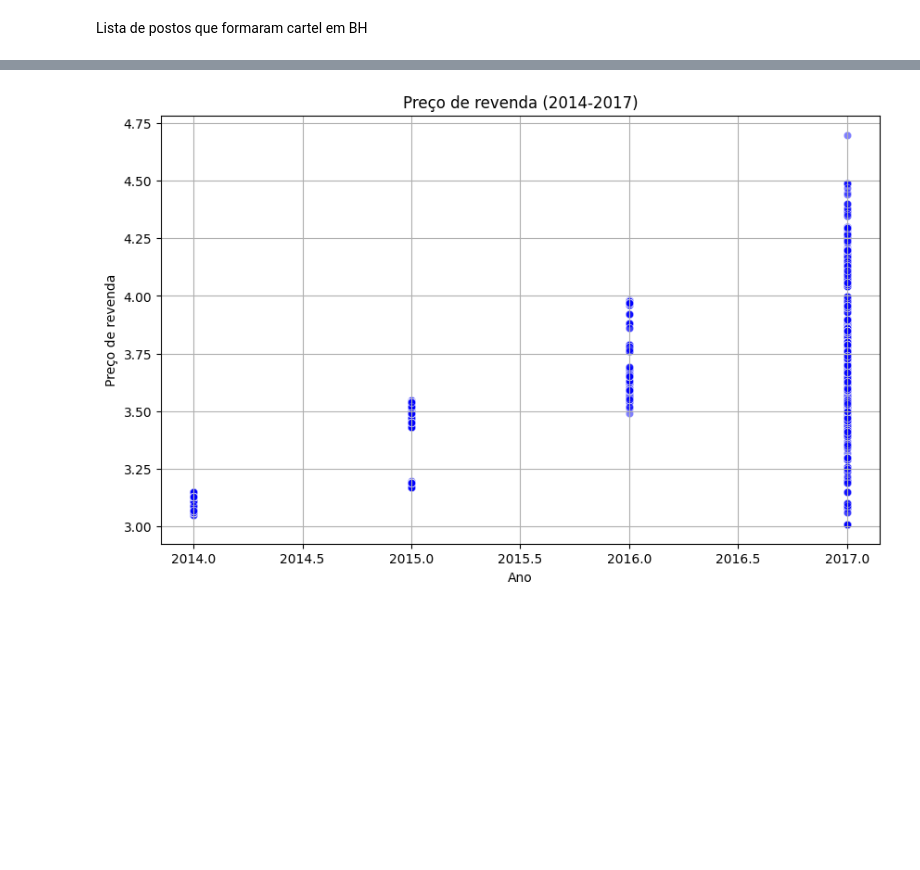
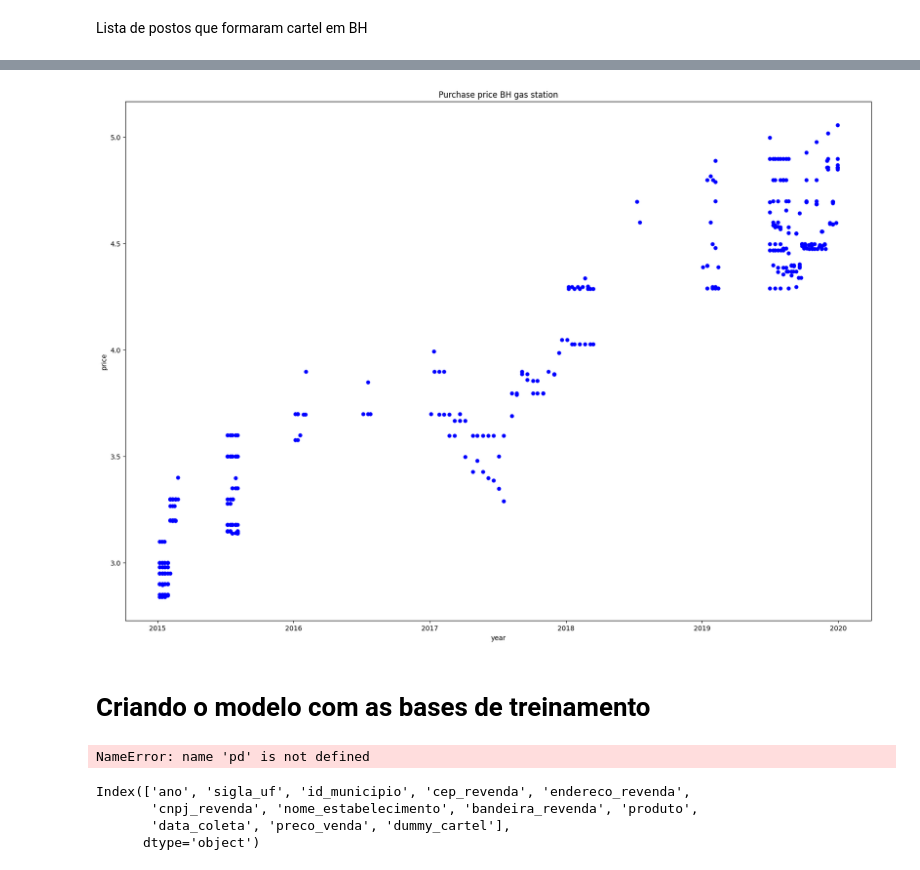
Before and after one commit to estevaocardoso/projetos-estevao, a Jupyter notebook: GAS_ML/GETTING_DF.ipynb, the cells around one changed output, grey strips where cells are left out. Saved outputs shown, nothing was run; the diff lists cells and outputs as text; code cells hidden in the pictures; blank space fills up the shorter version.

```diff
--- a/GAS_ML/GETTING_DF.ipynb
+++ b/GAS_ML/GETTING_DF.ipynb
@@ -130,3 +128,5 @@ postosbh = [mendonca, sion, posto_franca, Cassino, brilhante, posto_cm, posto_de
        posto_parada]
 
 postos_BH = pd.concat(postosbh)
+postos_BH = postos_BH[postos_BH['ano'].astype(str).isin(['2006', '2007', '2008'])]
+postos_BH
@@ -164,12 +147,35 @@ plt.show()
-# %%
-plt.figure(figsize=(10, 6))
-sns.scatterplot(data=data_filtered, x='ano', y='preco_venda', color='blue', alpha=0.5)
-plt.title('Preço de revenda (2014-2017)')
-plt.xlabel('Ano')
-plt.ylabel('Preço de revenda')
-plt.grid(True)
-plt.show()
-# %% [output]
-[figure, removed]
+# %%
+postos_BH['dummy_cartel'] = '1'
+postos_DF['dummy_cartel'] = '1'
+# %%
+import matplotlib.pyplot as plt
+
+dfpre = postos_BH[postos_BH['ano'].astype(str).isin(['2015', '2016', '2017', '2018', '2019'])]
+dfadjust = dfpre.sort_values(by='data_coleta')
+dfadjust['data_coleta'] = pd.to_datetime(dfadjust['data_coleta'])
+plt.figure(figsize=(20,14))
+plt.plot(dfadjust['data_coleta'], dfadjust['preco_venda'], marker='o', linestyle='', markersize=5, color = 'b')
+plt.title('Purchase price BH gas station')
+plt.xlabel('year')
+plt.ylabel('price')
+plt.grid(False)
+plt.show()
+# %% [output]
+[figure, added]
+# %% [markdown]
+# Criando o modelo com as bases de treinamento
+# %%
+base_treinamento = pd.concat([postos_DF, postos_BH])
+base_treinamento.drop(['bairro_revenda'], axis=1, inplace=True)
+base_treinamento
+# %% [output]
+NameError: name 'pd' is not defined
+# %%
+base_treinamento.columns
+# %% [output]
+Index(['ano', 'sigla_uf', 'id_municipio', 'cep_revenda', 'endereco_revenda',
+       'cnpj_revenda', 'nome_estabelecimento', 'bandeira_revenda', 'produto',
+       'data_coleta', 'preco_venda', 'dummy_cartel'],
+      dtype='object')
 # %%
 query = '''
```
Also changed, not shown: parts of 13 cells of this notebook, 1 other file.
